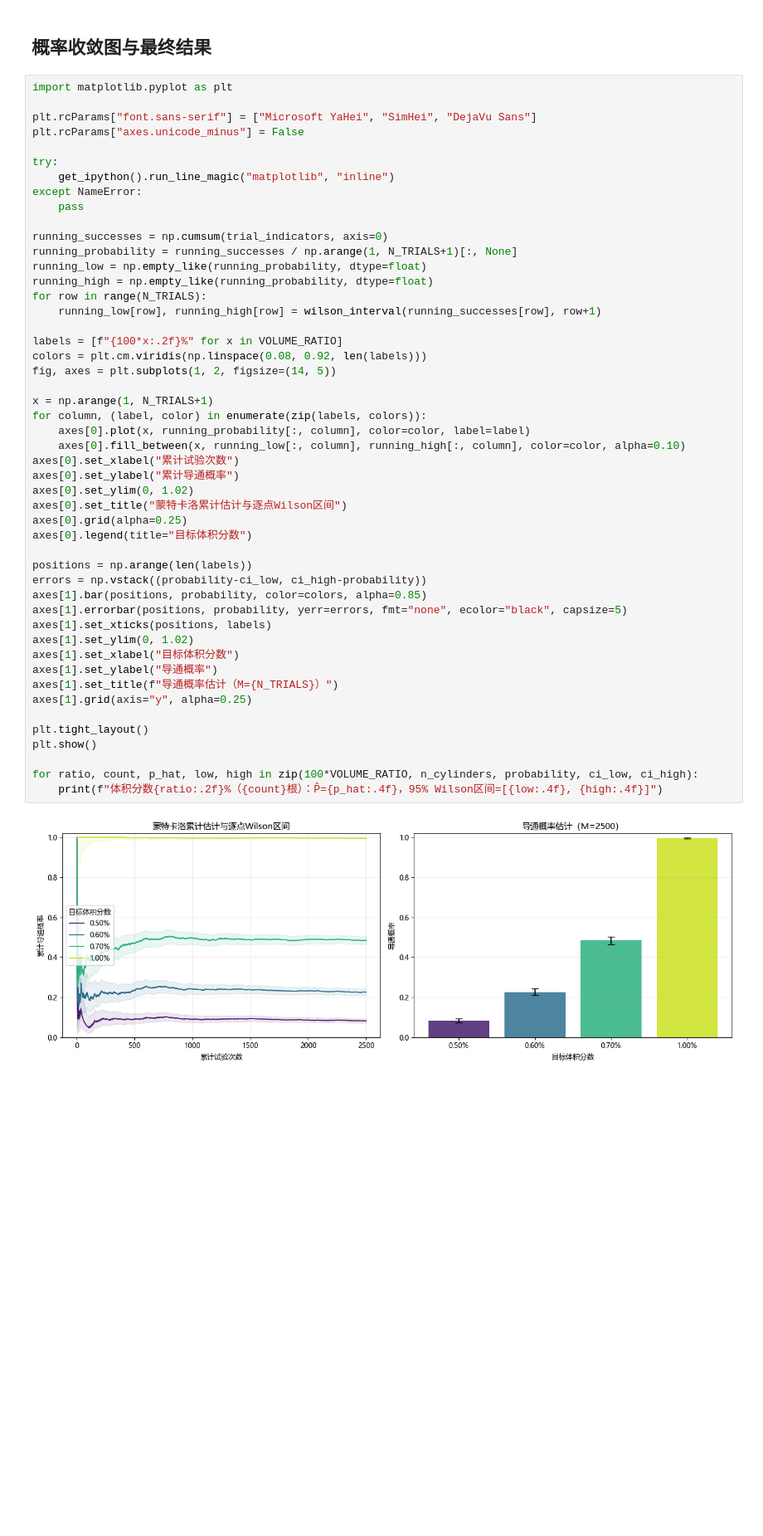
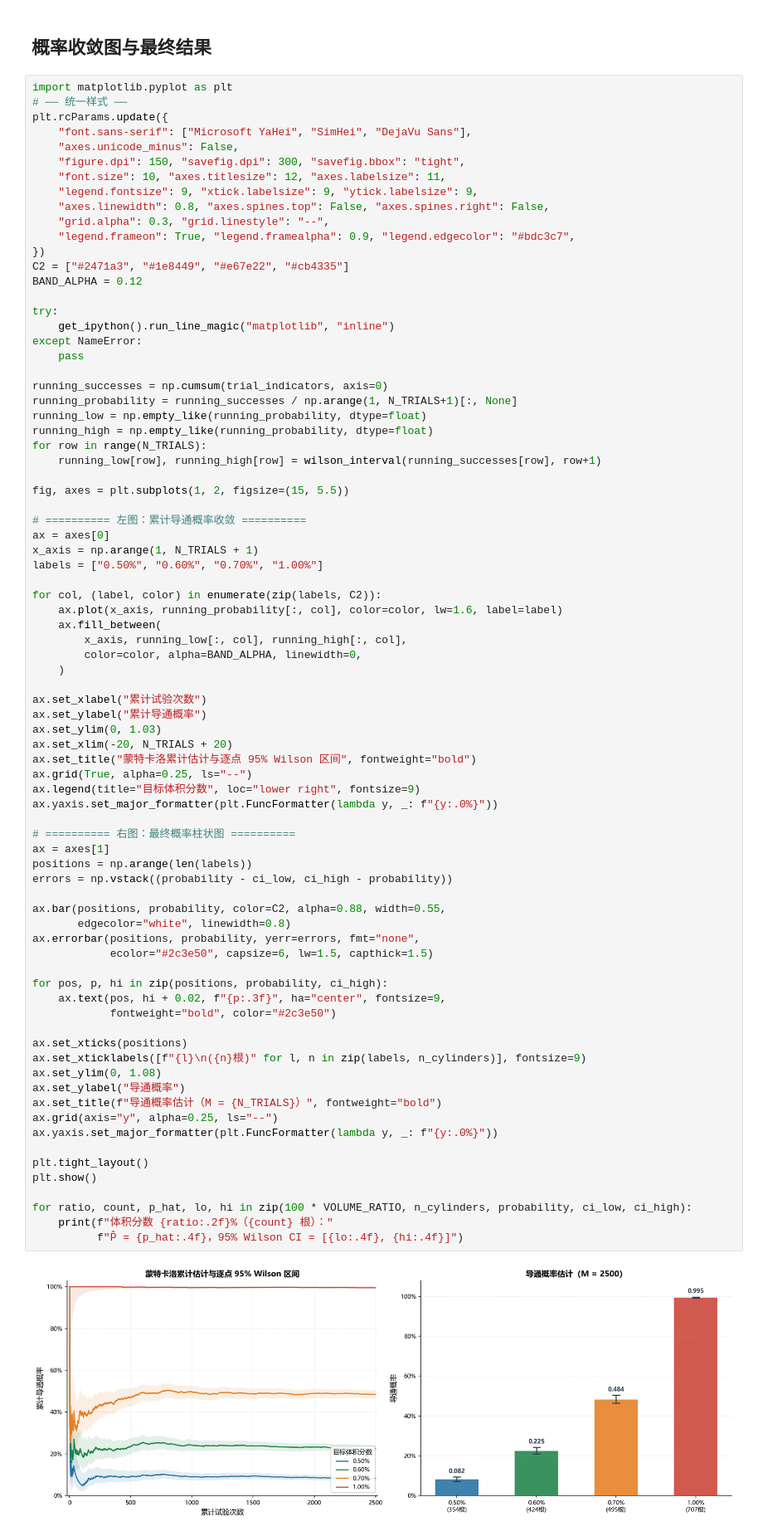
Before and after one commit to Qing3019/Huashu_A, a Jupyter notebook: 问题2_导通概率.ipynb, the cells around one changed output. Shown at 83% size. Saved outputs shown, nothing was run; the diff lists cells and outputs as text; blank space fills up the shorter version.

```diff
--- a/问题2_导通概率.ipynb
+++ b/问题2_导通概率.ipynb
@@ -919,52 +919,82 @@ if "stability_accepts" in trial_diagnostics:
 ## 概率收敛图与最终结果
 # %%
 import matplotlib.pyplot as plt
-
-plt.rcParams["font.sans-serif"] = ["Microsoft YaHei", "SimHei", "DejaVu Sans"]
-plt.rcParams["axes.unicode_minus"] = False
+# ── 统一样式 ──
+plt.rcParams.update({
+    "font.sans-serif": ["Microsoft YaHei", "SimHei", "DejaVu Sans"],
+    "axes.unicode_minus": False,
+    "figure.dpi": 150, "savefig.dpi": 300, "savefig.bbox": "tight",
+    "font.size": 10, "axes.titlesize": 12, "axes.labelsize": 11,
+    "legend.fontsize": 9, "xtick.labelsize": 9, "ytick.labelsize": 9,
+    "axes.linewidth": 0.8, "axes.spines.top": False, "axes.spines.right": False,
+    "grid.alpha": 0.3, "grid.linestyle": "--",
+    "legend.frameon": True, "legend.framealpha": 0.9, "legend.edgecolor": "#bdc3c7",
+})
+C2 = ["#2471a3", "#1e8449", "#e67e22", "#cb4335"]
+BAND_ALPHA = 0.12
 
 try:
     get_ipython().run_line_magic("matplotlib", "inline")
 except NameError:
     pass
 
 running_successes = np.cumsum(trial_indicators, axis=0)
 running_probability = running_successes / np.arange(1, N_TRIALS+1)[:, None]
 running_low = np.empty_like(running_probability, dtype=float)
 running_high = np.empty_like(running_probability, dtype=float)
 for row in range(N_TRIALS):
     running_low[row], running_high[row] = wilson_interval(running_successes[row], row+1)
 
-labels = [f"{100*x:.2f}%" for x in VOLUME_RATIO]
-colors = plt.cm.viridis(np.linspace(0.08, 0.92, len(labels)))
-fig, axes = plt.subplots(1, 2, figsize=(14, 5))
+fig, axes = plt.subplots(1, 2, figsize=(15, 5.5))
 
-x = np.arange(1, N_TRIALS+1)
-for column, (label, color) in enumerate(zip(labels, colors)):
-    axes[0].plot(x, running_probability[:, column], color=color, label=label)
-    axes[0].fill_between(x, running_low[:, column], running_high[:, column], color=color, alpha=0.10)
-axes[0].set_xlabel("累计试验次数")
-axes[0].set_ylabel("累计导通概率")
-axes[0].set_ylim(0, 1.02)
-axes[0].set_title("蒙特卡洛累计估计与逐点Wilson区间")
-axes[0].grid(alpha=0.25)
-axes[0].legend(title="目标体积分数")
+# ========== 左图：累计导通概率收敛 ==========
+ax = axes[0]
+x_axis = np.arange(1, N_TRIALS + 1)
+labels = ["0.50%", "0.60%", "0.70%", "1.00%"]
 
+for col, (label, color) in enumerate(zip(labels, C2)):
+    ax.plot(x_axis, running_probability[:, col], color=color, lw=1.6, label=label)
+    ax.fill_between(
+        x_axis, running_low[:, col], running_high[:, col],
+        color=color, alpha=BAND_ALPHA, linewidth=0,
+    )
+
+ax.set_xlabel("累计试验次数")
+ax.set_ylabel("累计导通概率")
+ax.set_ylim(0, 1.03)
+ax.set_xlim(-20, N_TRIALS + 20)
+ax.set_title("蒙特卡洛累计估计与逐点 95% Wilson 区间", fontweight="bold")
+ax.grid(True, alpha=0.25, ls="--")
+ax.legend(title="目标体积分数", loc="lower right", fontsize=9)
+ax.yaxis.set_major_formatter(plt.FuncFormatter(lambda y, _: f"{y:.0%}"))
+
+# ========== 右图：最终概率柱状图 ==========
+ax = axes[1]
 positions = np.arange(len(labels))
-errors = np.vstack((probability-ci_low, ci_high-probability))
-axes[1].bar(positions, probability, color=colors, alpha=0.85)
-axes[1].errorbar(positions, probability, yerr=errors, fmt="none", ecolor="black", capsize=5)
-axes[1].set_xticks(positions, labels)
-axes[1].set_ylim(0, 1.02)
-axes[1].set_xlabel("目标体积分数")
-axes[1].set_ylabel("导通概率")
-axes[1].set_title(f"导通概率估计（M={N_TRIALS}）")
-axes[1].grid(axis="y", alpha=0.25)
+errors = np.vstack((probability - ci_low, ci_high - probability))
+
+ax.bar(positions, probability, color=C2, alpha=0.88, width=0.55,
+       edgecolor="white", linewidth=0.8)
+ax.errorbar(positions, probability, yerr=errors, fmt="none",
+            ecolor="#2c3e50", capsize=6, lw=1.5, capthick=1.5)
+
+for pos, p, hi in zip(positions, probability, ci_high):
+    ax.text(pos, hi + 0.02, f"{p:.3f}", ha="center", fontsize=9,
+            fontweight="bold", color="#2c3e50")
+
+ax.set_xticks(positions)
+ax.set_xticklabels([f"{l}\n({n}根)" for l, n in zip(labels, n_cylinders)], fontsize=9)
+ax.set_ylim(0, 1.08)
+ax.set_ylabel("导通概率")
+ax.set_title(f"导通概率估计（M = {N_TRIALS}）", fontweight="bold")
+ax.grid(axis="y", alpha=0.25, ls="--")
+ax.yaxis.set_major_formatter(plt.FuncFormatter(lambda y, _: f"{y:.0%}"))
 
 plt.tight_layout()
 plt.show()
 
-for ratio, count, p_hat, low, high in zip(100*VOLUME_RATIO, n_cylinders, probability, ci_low, ci_high):
-    print(f"体积分数{ratio:.2f}%（{count}根）：P̂={p_hat:.4f}，95% Wilson区间=[{low:.4f}, {high:.4f}]")
+for ratio, count, p_hat, lo, hi in zip(100 * VOLUME_RATIO, n_cylinders, probability, ci_low, ci_high):
+    print(f"体积分数 {ratio:.2f}%（{count} 根）："
+          f"P̂ = {p_hat:.4f}，95% Wilson CI = [{lo:.4f}, {hi:.4f}]")
 # %% [output]
-[figure, old version]
+[figure, new version]
```
Also changed, not shown: parts of 2 cells of this notebook, 33 other files.
